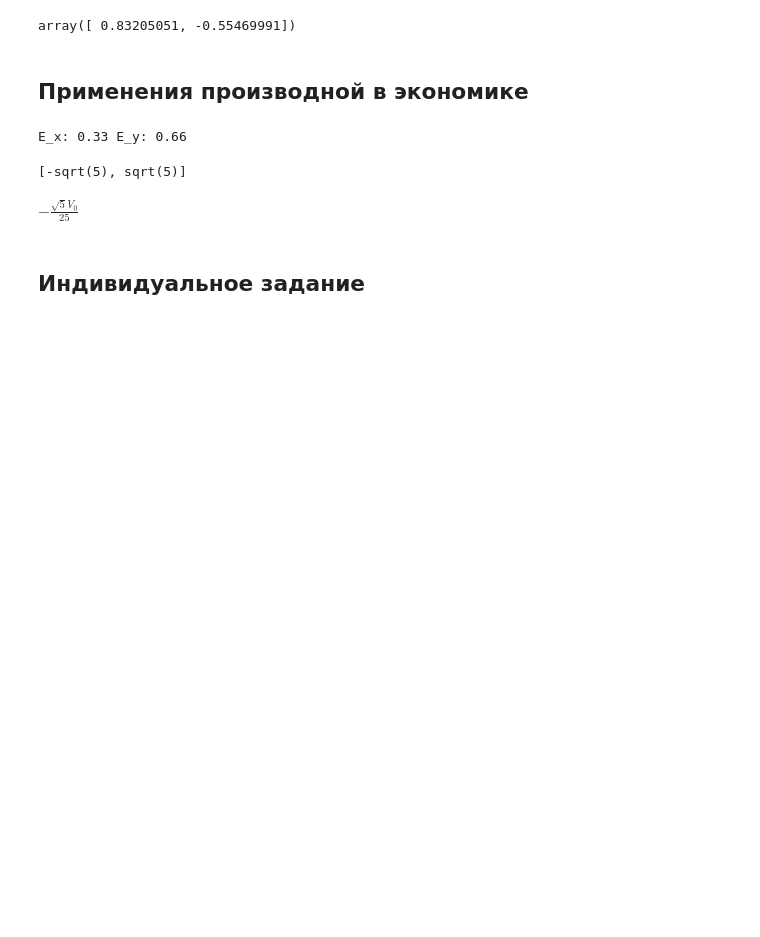
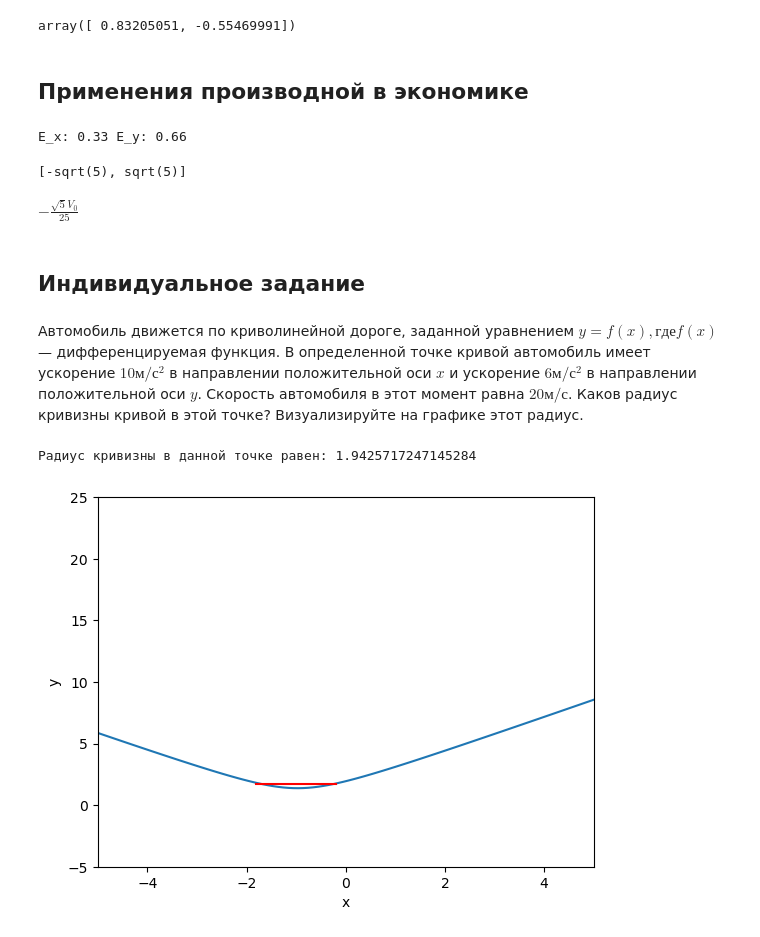
Before and after one commit to aposum23/Program_eng_labs, a Jupyter notebook: Лабораторная 3/Лабораторная работа 3.ipynb, the cells around one changed output. Cells and saved outputs as stored; diff of their text form; code cells hidden in the pictures; blank space fills up the shorter version.

```diff
--- a/Лабораторная 3/Лабораторная работа 3.ipynb
+++ b/Лабораторная 3/Лабораторная работа 3.ipynb
@@ -605,3 +605,60 @@ Vprim3.subs(K,s[1])
 $\displaystyle - \frac{\sqrt{5} V_{0}}{25}$
 # %% [markdown]
 <h2>Индивидуальное задание</h2>
+# %% [markdown]
+Автомобиль движется по криволинейной дороге, заданной уравнением $y = f(x), где f(x)$ — дифференцируемая функция. В определенной точке кривой автомобиль имеет ускорение $10 м/с^2$ в направлении положительной оси $x$ и ускорение $6 м/с^2$ в направлении положительной оси $y$. Скорость автомобиля в этот момент равна $20 м/с$. Каков радиус кривизны кривой в этой точке? Визуализируйте на графике этот радиус.
+# %%
+import numpy as np
+import matplotlib.pyplot as plt
+%matplotlib inline
+
+x, y = symbols('x y')
+f = Function('f')(x)
+
+v_x = f.diff(x)
+v_y = f.diff(y)
+
+a_x = vx.diff(x)
+a_y = vy.diff(y)
+
+ax_val = 10
+ay_val = 6
+
+a = sqrt(ax_val**2 + ay_val)
+
+v_val = 20
+R = float(v_val / a)
+
+print('Радиус кривизны в данной точке равен:', R)
+# %% [output]
+Радиус кривизны в данной точке равен: 1.9425717247145284
+# %%
+x = np.linspace(-5, 5, 100)
+
+y = []
+
+for elem in x:
+    y.append(sqrt(np.power(elem, 2) + np.power(elem + R, 2)))
+
+
+# define point of interest
+x0 = -1.8
+y0 = 1.7
+
+# define radius endpoints
+x1 = -0.2
+y1 = 1.7
+
+fig, ax = plt.subplots()
+ax.plot(x, y)
+
+ax.plot([x0, x1], [y0, y1], color='r')
+
+ax.set_xlim([-5, 5])
+ax.set_ylim([-5, 25])
+ax.set_xlabel('x')
+ax.set_ylabel('y')
+
+plt.show()
+# %% [output]
+[figure, added]
```
